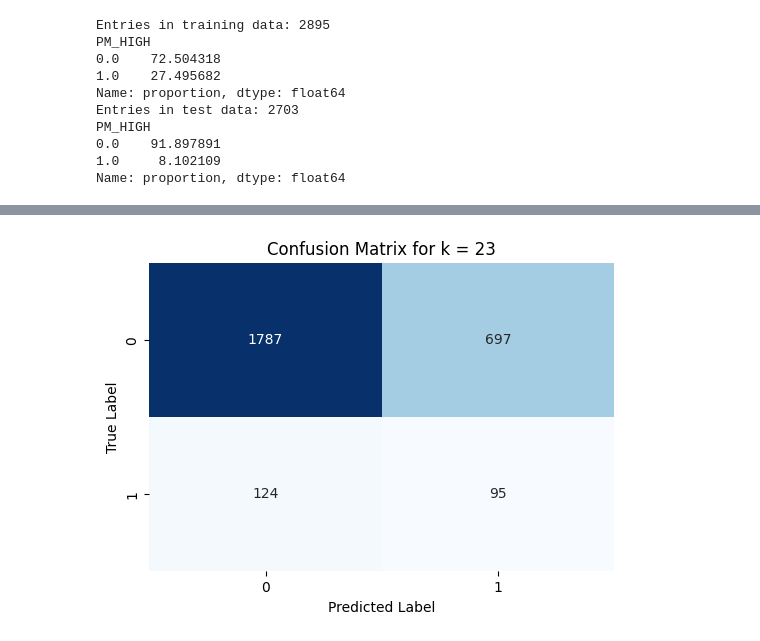
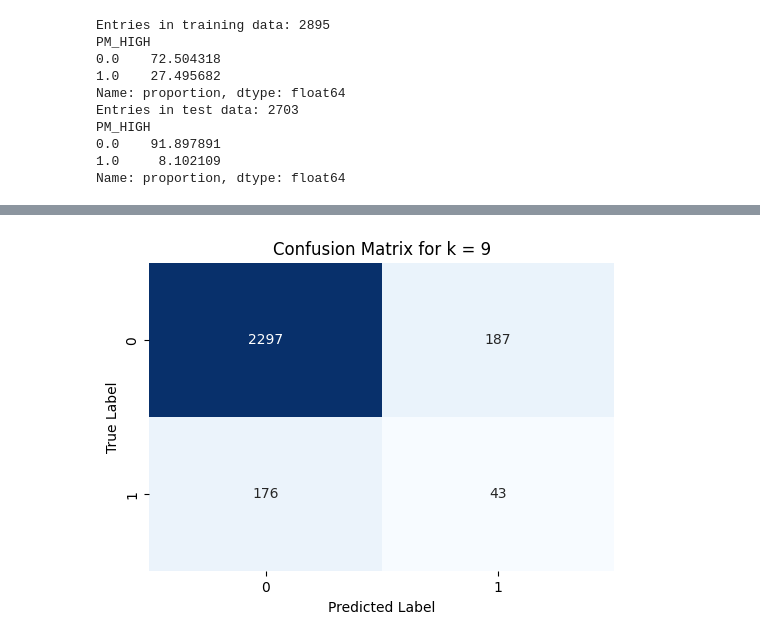
Before and after one commit to BenjaminTWP/DAT410_2025, a Jupyter notebook: Assignment3/module3.ipynb, the cells around one changed output, grey strips where cells are left out. Cells and saved outputs as stored; diff of their text form; code cells hidden in the pictures.

Commit message:
Improved code and saved images

```diff
--- a/Assignment3/module3.ipynb
+++ b/Assignment3/module3.ipynb
@@ -166,16 +166,16 @@ plot(train_accuracy, train_precision, train_recall, train_f1, "Training")
 # %%
-chosen_k = 23
+chosen_k = 9
 classifier = MajorityClassifier(clusters=chosen_k)
 classifier.fit(X_train_final.copy(), y_train.copy())
 
 y_pred_test = classifier.predict(X_test_final.copy())
 cm = confusion_matrix(y_test.copy(), y_pred_test)
 
 plt.figure(figsize=(6, 4))
 sns.heatmap(cm, annot=True, fmt='d', cmap='Blues', cbar=False)
 plt.xlabel("Predicted Label")
 plt.ylabel("True Label")
 plt.title(f"Confusion Matrix for k = {chosen_k}")
 plt.show()
 # %% [output]
-[figure, old version]
+[figure, new version]
```
Also changed, not shown: parts of 2 cells of this notebook, 7 other files.
